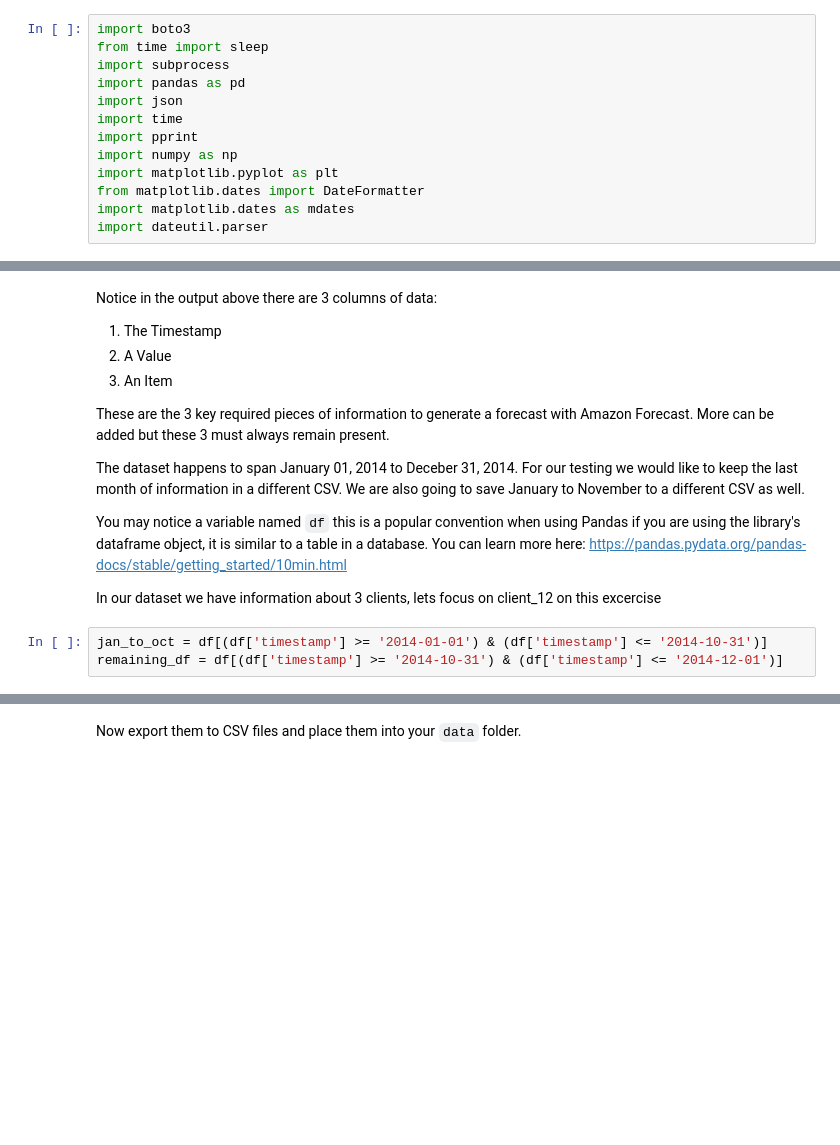
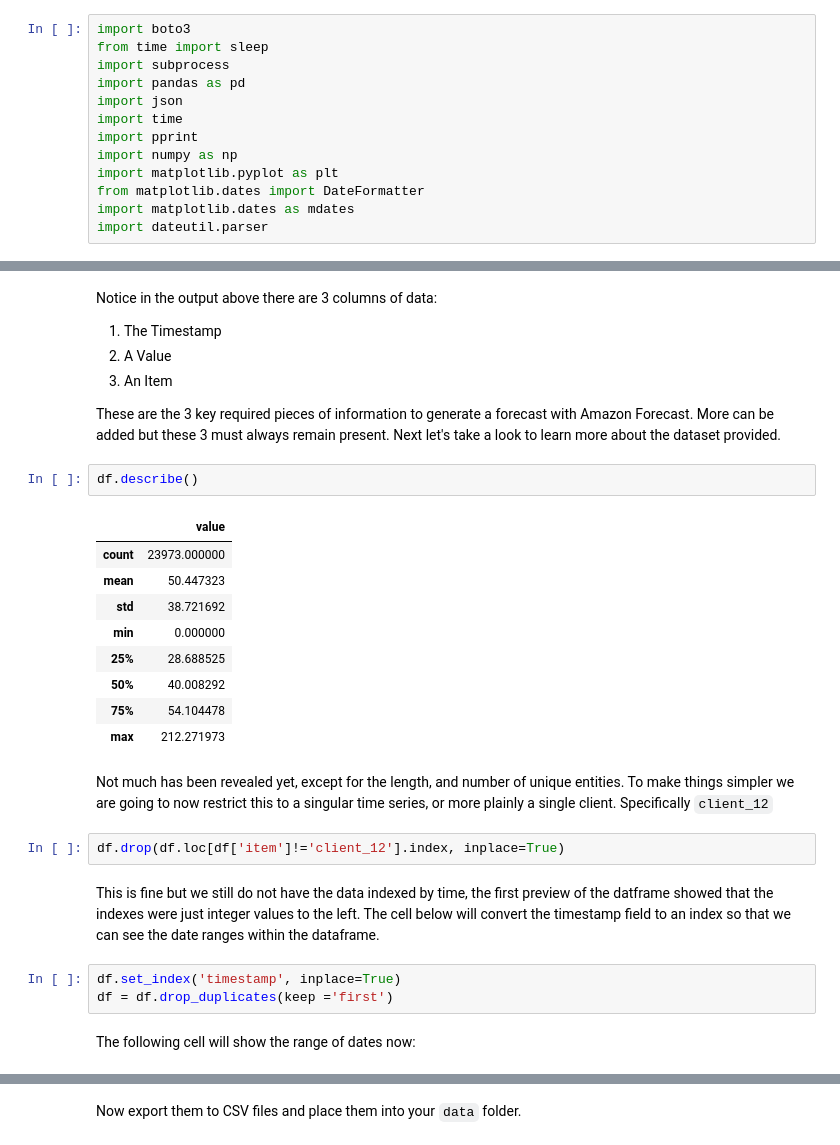
Before and after one commit to luseloso/forecast_id, a Jupyter notebook: notebooks/Train_Evaluate_Predictors.ipynb, the cells around one changed output, grey strips where cells are left out. Cells and saved outputs as stored; diff of their text form; blank space fills up the shorter version.

```diff
--- a/notebooks/Train_Evaluate_Predictors.ipynb
+++ b/notebooks/Train_Evaluate_Predictors.ipynb
@@ -72,13 +77,27 @@ Notice in the output above there are 3 columns of data:
 1. A Value
 1. An Item
 
-These are the 3 key required pieces of information to generate a forecast with Amazon Forecast. More can be added but these 3 must always remain present.
-
-The dataset happens to span January 01, 2014 to Deceber 31, 2014. For our testing we would like to keep the last month of information in a different CSV. We are also going to save January to November to a different CSV as well.
-
-You may notice a variable named `df` this is a popular convention when using Pandas if you are using the library's dataframe object, it is similar to a table in a database. You can learn more here: https://pandas.pydata.org/pandas-docs/stable/getting_started/10min.html
-
-In our dataset we have information about 3 clients, lets focus on client_12 on this excercise
+These are the 3 key required pieces of information to generate a forecast with Amazon Forecast. More can be added but these 3 must always remain present. Next let's take a look to learn more about the dataset provided.
-# %%
-jan_to_oct = df[(df['timestamp'] >= '2014-01-01') & (df['timestamp'] <= '2014-10-31')]
-remaining_df = df[(df['timestamp'] >= '2014-10-31') & (df['timestamp'] <= '2014-12-01')]
+# %%
+df.describe()
+# %% [output]
+|  | value |
+| count | 23973.000000 |
+| mean | 50.447323 |
+| std | 38.721692 |
+| min | 0.000000 |
+| 25% | 28.688525 |
+| 50% | 40.008292 |
+| 75% | 54.104478 |
+| max | 212.271973 |
+# %% [markdown]
+Not much has been revealed yet, except for the length, and number of unique entities. To make things simpler we are going to now restrict this to a singular time series, or more plainly a single client. Specifically `client_12`
+# %%
+df.drop(df.loc[df['item']!='client_12'].index, inplace=True)
+# %% [markdown]
+This is fine but we still do not have the data indexed by time, the first preview of the datframe showed that the indexes were just integer values to the left. The cell below will convert the timestamp field to an index so that we can see the date ranges within the dataframe.
+# %%
+df.set_index('timestamp', inplace=True)
+df = df.drop_duplicates(keep ='first')
+# %% [markdown]
+The following cell will show the range of dates now:
```
Also changed, not shown: parts of 45 cells of this notebook, 3 other files.
